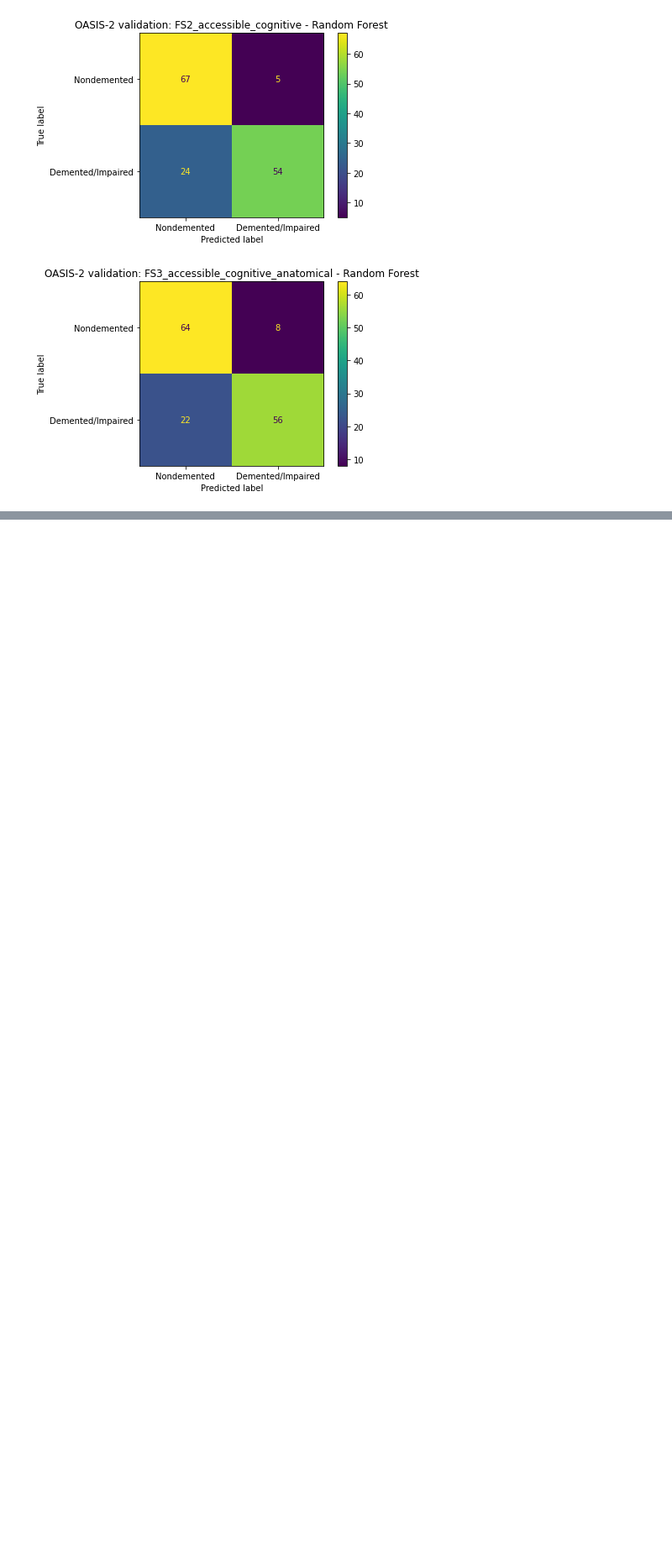
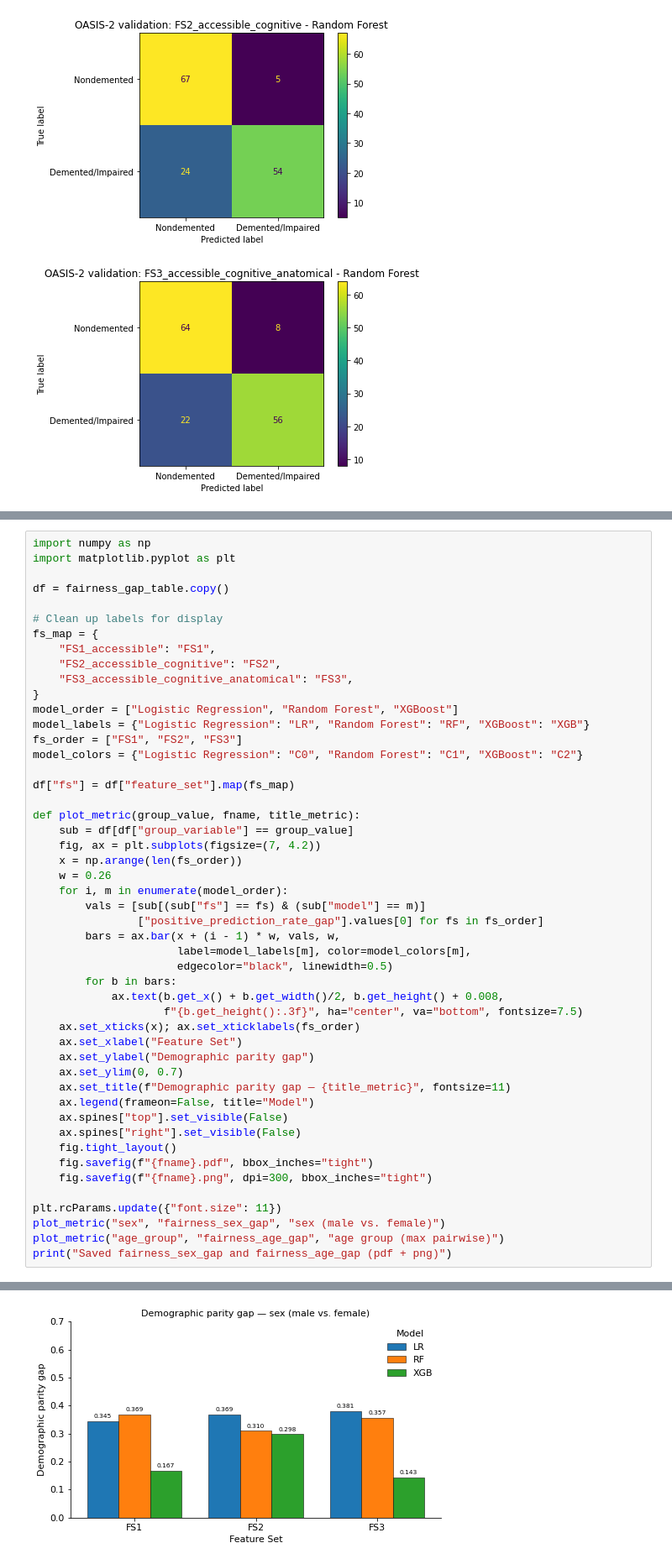
Before and after one commit to Merle16/Thesis-DS, a Jupyter notebook: notebooks/Pipeline.ipynb, the cells around one changed output, grey strips where cells are left out. Shown at 84% size. Cells and saved outputs as stored; diff of their text form; blank space fills up the shorter version.

```diff
--- a/notebooks/Pipeline.ipynb
+++ b/notebooks/Pipeline.ipynb
@@ -1123,0 +1336,50 @@ for feature_set_name, model_name in BEST_MODELS.items():
+# %%
+import numpy as np
+import matplotlib.pyplot as plt
+
+df = fairness_gap_table.copy()
+
+# Clean up labels for display
+fs_map = {
+    "FS1_accessible": "FS1",
+    "FS2_accessible_cognitive": "FS2",
+    "FS3_accessible_cognitive_anatomical": "FS3",
+}
+model_order = ["Logistic Regression", "Random Forest", "XGBoost"]
+model_labels = {"Logistic Regression": "LR", "Random Forest": "RF", "XGBoost": "XGB"}
+fs_order = ["FS1", "FS2", "FS3"]
+model_colors = {"Logistic Regression": "C0", "Random Forest": "C1", "XGBoost": "C2"}
+
+df["fs"] = df["feature_set"].map(fs_map)
+
+def plot_metric(group_value, fname, title_metric):
+    sub = df[df["group_variable"] == group_value]
+    fig, ax = plt.subplots(figsize=(7, 4.2))
+    x = np.arange(len(fs_order))
+    w = 0.26
+    for i, m in enumerate(model_order):
+        vals = [sub[(sub["fs"] == fs) & (sub["model"] == m)]
+                ["positive_prediction_rate_gap"].values[0] for fs in fs_order]
+        bars = ax.bar(x + (i - 1) * w, vals, w,
+                      label=model_labels[m], color=model_colors[m],
+                      edgecolor="black", linewidth=0.5)
+        for b in bars:
+            ax.text(b.get_x() + b.get_width()/2, b.get_height() + 0.008,
+                    f"{b.get_height():.3f}", ha="center", va="bottom", fontsize=7.5)
+    ax.set_xticks(x); ax.set_xticklabels(fs_order)
+    ax.set_xlabel("Feature Set")
+    ax.set_ylabel("Demographic parity gap")
+    ax.set_ylim(0, 0.7)
+    ax.set_title(f"Demographic parity gap — {title_metric}", fontsize=11)
+    ax.legend(frameon=False, title="Model")
+    ax.spines["top"].set_visible(False)
+    ax.spines["right"].set_visible(False)
+    fig.tight_layout()
+    fig.savefig(f"{fname}.pdf", bbox_inches="tight")
+    fig.savefig(f"{fname}.png", dpi=300, bbox_inches="tight")
+
+plt.rcParams.update({"font.size": 11})
+plot_metric("sex", "fairness_sex_gap", "sex (male vs. female)")
+plot_metric("age_group", "fairness_age_gap", "age group (max pairwise)")
+print("Saved fairness_sex_gap and fairness_age_gap (pdf + png)")
+# %% [output]
@@ -1123,0 +1387 @@ for feature_set_name, model_name in BEST_MODELS.items():
+[figure, added]
```
Also changed, not shown: parts of 11 cells of this notebook, 13 other files.
